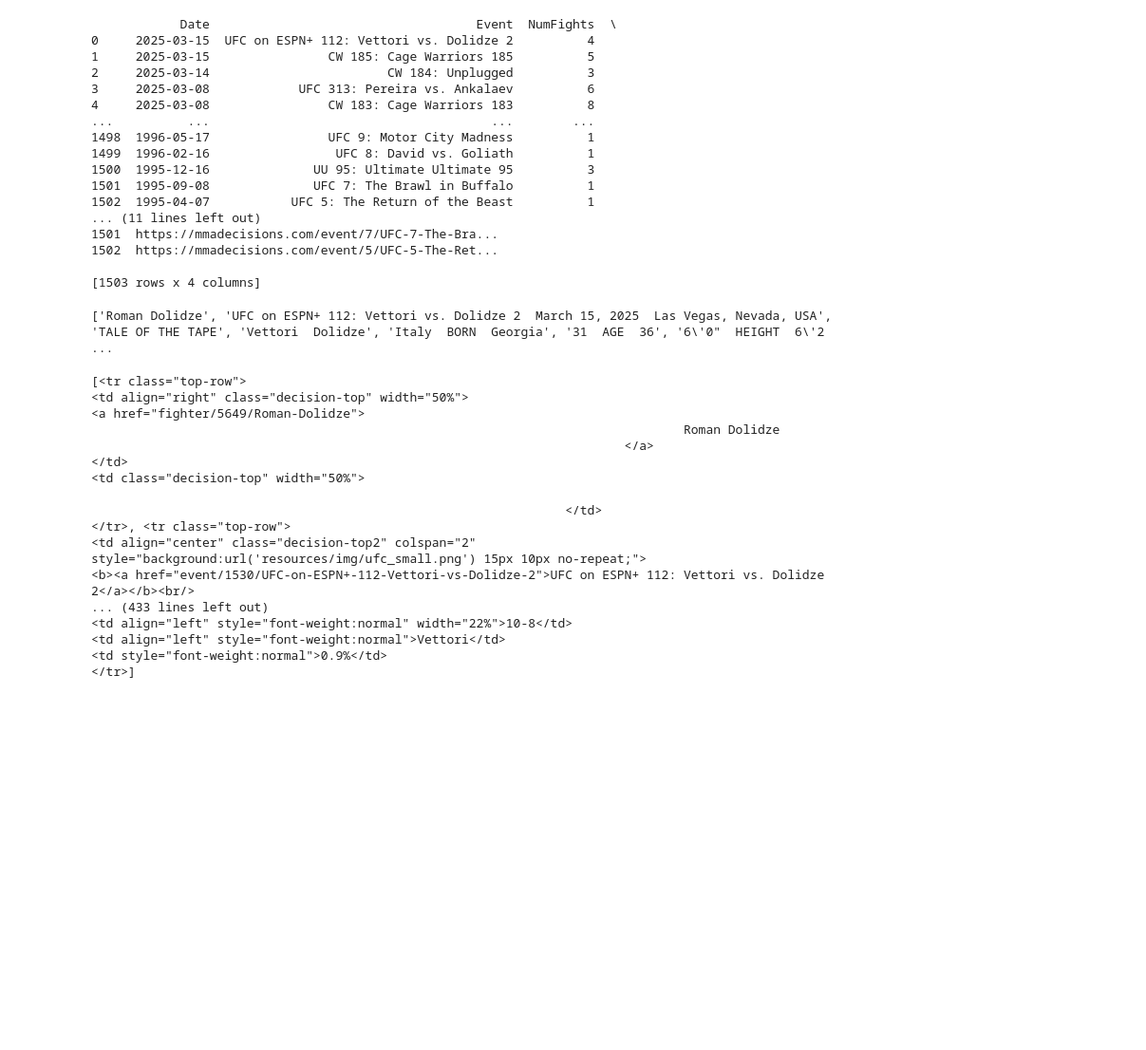
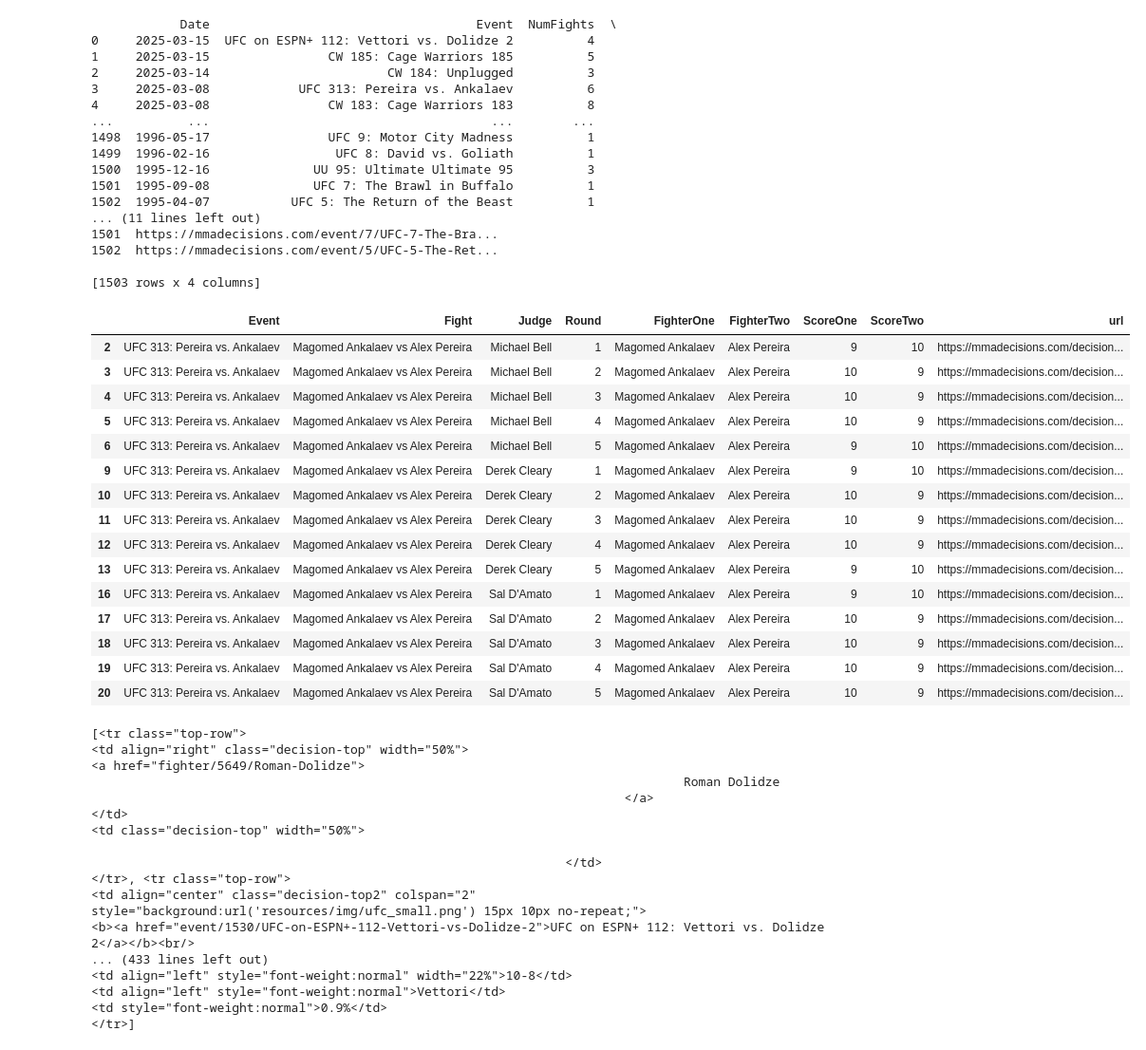
Before and after one commit to brad-paton/UFC_Rankings, a Jupyter notebook: MMA_Decision_Scrape.ipynb, the cells around one changed output. Shown at 95% size. Saved outputs shown, nothing was run; the diff lists cells and outputs as text; code cells hidden in the pictures; blank space fills up the shorter version.

```diff
--- a/MMA_Decision_Scrape.ipynb
+++ b/MMA_Decision_Scrape.ipynb
@@ -118,21 +121,25 @@ df_event = df_event.sort_values(by='url', ascending=False)
 
 # Save to MMA_Events csv
 df_fights.to_csv('MMA_Decisions.csv', index=False)
-# %%
-testurl = 'https://mmadecisions.com/decision/15296/Roman-Dolidze-vs-Marvin-Vettori'
-scorecards = []
-
-response = requests.get(testurl)
-soup = BeautifulSoup(response.text, 'html.parser')
-
-soup_scorecards_filtered = soup.find_all('tr', class_ = ['decision', 'top-row'],)
-
-for text in soup_scorecards_filtered:
-    scorecards.append(text.get_text(strip=True,separator='||| ').replace('|||', ' ').replace('\xa0', ' '))
-
-print(scorecards)
-# %% [output]
-['Roman Dolidze', 'UFC on ESPN+ 112: Vettori vs. Dolidze 2  March 15, 2025  Las Vegas, Nevada, USA', 'TALE OF THE TAPE', 'Vettori  Dolidze', 'Italy  BORN  Georgia', '31  AGE  36', '6\'0"  HEIGHT  6\'2 ...
+# %%
+scorecard_scrape('https://mmadecisions.com/decision/15283/Magomed-Ankalaev-vs-Alex-Pereira')
+# %% [output]
+|  | Event | Fight | Judge | Round | FighterOne | FighterTwo | ScoreOne | ScoreTwo | url |
+| 2 | UFC 313: Pereira vs. Ankalaev | Magomed Ankalaev vs Alex Pereira | Michael Bell | 1 | Magomed Ankalaev | Alex Pereira | 9 | 10 | https://mmadecisions.com/decision... |
+| 3 | UFC 313: Pereira vs. Ankalaev | Magomed Ankalaev vs Alex Pereira | Michael Bell | 2 | Magomed Ankalaev | Alex Pereira | 10 | 9 | https://mmadecisions.com/decision... |
+| 4 | UFC 313: Pereira vs. Ankalaev | Magomed Ankalaev vs Alex Pereira | Michael Bell | 3 | Magomed Ankalaev | Alex Pereira | 10 | 9 | https://mmadecisions.com/decision... |
+| 5 | UFC 313: Pereira vs. Ankalaev | Magomed Ankalaev vs Alex Pereira | Michael Bell | 4 | Magomed Ankalaev | Alex Pereira | 10 | 9 | https://mmadecisions.com/decision... |
+| 6 | UFC 313: Pereira vs. Ankalaev | Magomed Ankalaev vs Alex Pereira | Michael Bell | 5 | Magomed Ankalaev | Alex Pereira | 9 | 10 | https://mmadecisions.com/decision... |
+| 9 | UFC 313: Pereira vs. Ankalaev | Magomed Ankalaev vs Alex Pereira | Derek Cleary | 1 | Magomed Ankalaev | Alex Pereira | 9 | 10 | https://mmadecisions.com/decision... |
+| 10 | UFC 313: Pereira vs. Ankalaev | Magomed Ankalaev vs Alex Pereira | Derek Cleary | 2 | Magomed Ankalaev | Alex Pereira | 10 | 9 | https://mmadecisions.com/decision... |
+| 11 | UFC 313: Pereira vs. Ankalaev | Magomed Ankalaev vs Alex Pereira | Derek Cleary | 3 | Magomed Ankalaev | Alex Pereira | 10 | 9 | https://mmadecisions.com/decision... |
+| 12 | UFC 313: Pereira vs. Ankalaev | Magomed Ankalaev vs Alex Pereira | Derek Cleary | 4 | Magomed Ankalaev | Alex Pereira | 10 | 9 | https://mmadecisions.com/decision... |
+| 13 | UFC 313: Pereira vs. Ankalaev | Magomed Ankalaev vs Alex Pereira | Derek Cleary | 5 | Magomed Ankalaev | Alex Pereira | 9 | 10 | https://mmadecisions.com/decision... |
+| 16 | UFC 313: Pereira vs. Ankalaev | Magomed Ankalaev vs Alex Pereira | Sal D'Amato | 1 | Magomed Ankalaev | Alex Pereira | 9 | 10 | https://mmadecisions.com/decision... |
+| 17 | UFC 313: Pereira vs. Ankalaev | Magomed Ankalaev vs Alex Pereira | Sal D'Amato | 2 | Magomed Ankalaev | Alex Pereira | 10 | 9 | https://mmadecisions.com/decision... |
+| 18 | UFC 313: Pereira vs. Ankalaev | Magomed Ankalaev vs Alex Pereira | Sal D'Amato | 3 | Magomed Ankalaev | Alex Pereira | 10 | 9 | https://mmadecisions.com/decision... |
+| 19 | UFC 313: Pereira vs. Ankalaev | Magomed Ankalaev vs Alex Pereira | Sal D'Amato | 4 | Magomed Ankalaev | Alex Pereira | 10 | 9 | https://mmadecisions.com/decision... |
+| 20 | UFC 313: Pereira vs. Ankalaev | Magomed Ankalaev vs Alex Pereira | Sal D'Amato | 5 | Magomed Ankalaev | Alex Pereira | 10 | 9 | https://mmadecisions.com/decision... |
 # %%
 print(soup_scorecards_filtered)
 # %% [output]
```
Also changed, not shown: parts of 1 cell of this notebook, 1 other file.
